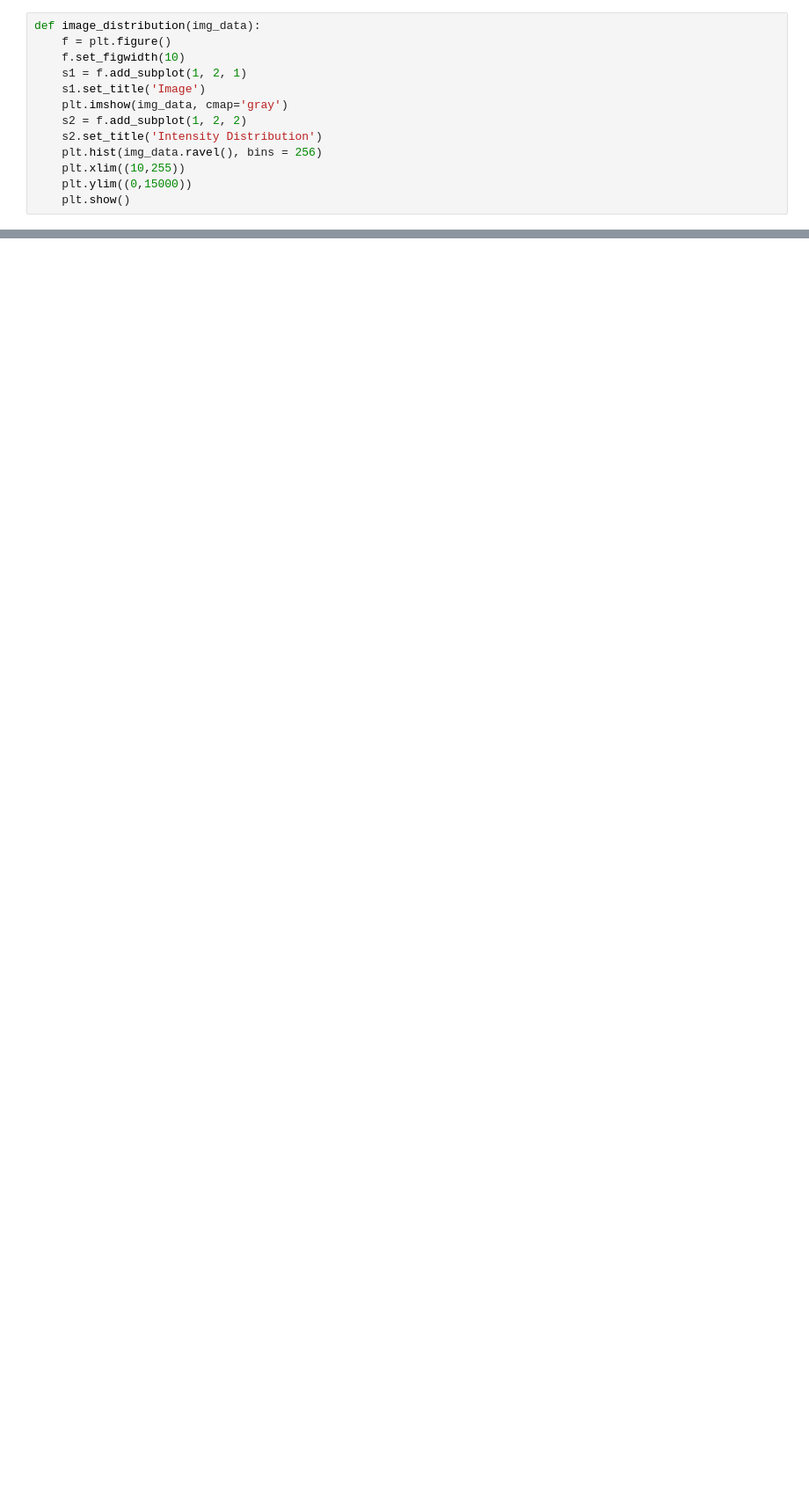
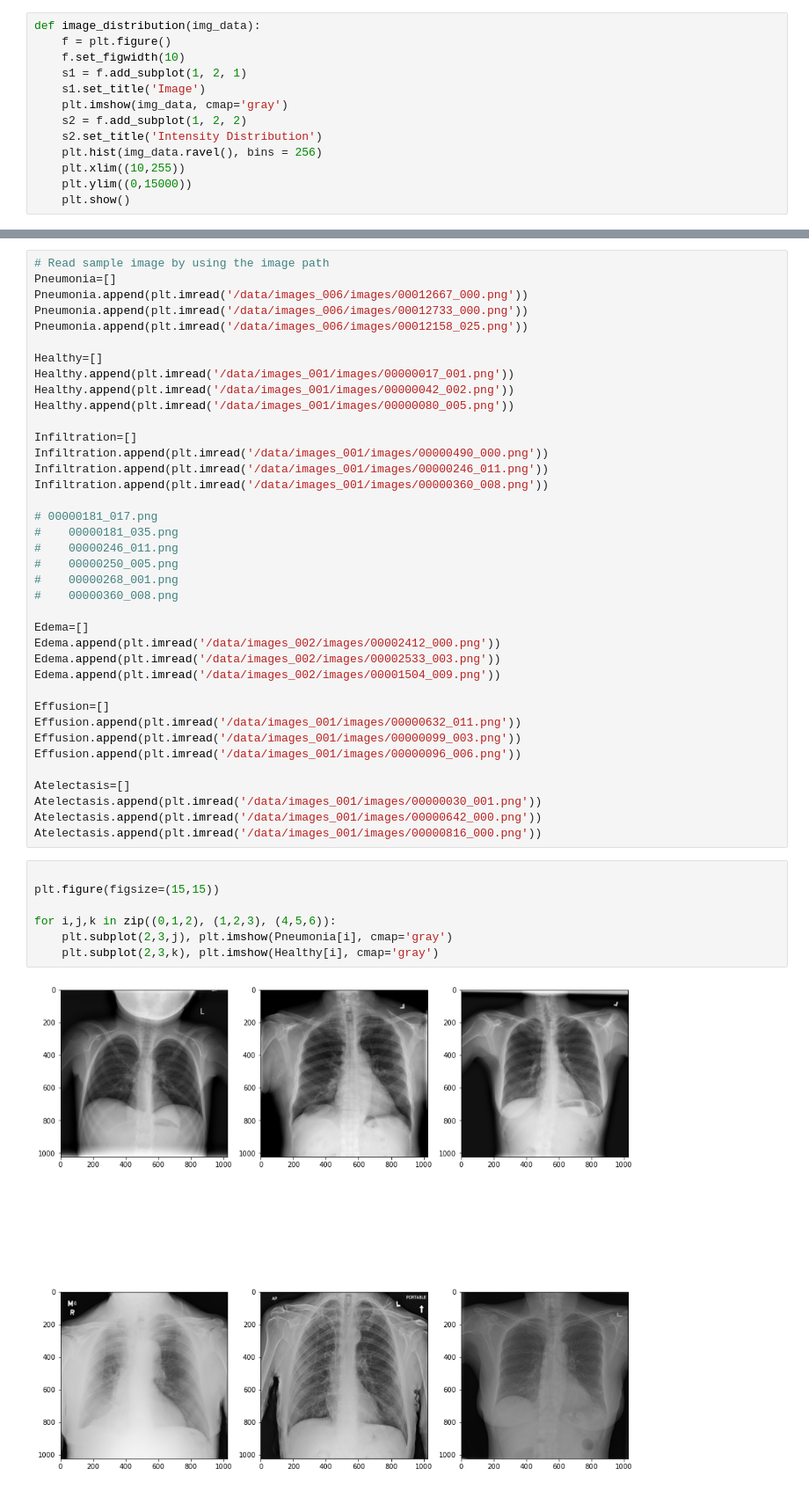
Before and after one commit to ellizzabbetth/ai-pneumonia-identification, a Jupyter notebook: EDA.ipynb, the cells around one changed output, grey strips where cells are left out. Shown at 88% size. Drawn from its saved outputs; the diff is of its cells as text; blank space fills up the shorter version.

```diff
--- a/EDA.ipynb
+++ b/EDA.ipynb
@@ -630,0 +607,47 @@ for i, label in enumerate(all_labels):
+# %%
+# Read sample image by using the image path
+Pneumonia=[]
+Pneumonia.append(plt.imread('/data/images_006/images/00012667_000.png'))
+Pneumonia.append(plt.imread('/data/images_006/images/00012733_000.png'))
+Pneumonia.append(plt.imread('/data/images_006/images/00012158_025.png'))
+
+Healthy=[]
+Healthy.append(plt.imread('/data/images_001/images/00000017_001.png'))
+Healthy.append(plt.imread('/data/images_001/images/00000042_002.png'))
+Healthy.append(plt.imread('/data/images_001/images/00000080_005.png'))
+
+Infiltration=[]
+Infiltration.append(plt.imread('/data/images_001/images/00000490_000.png'))
+Infiltration.append(plt.imread('/data/images_001/images/00000246_011.png'))
+Infiltration.append(plt.imread('/data/images_001/images/00000360_008.png'))
+
+# 00000181_017.png
+#    00000181_035.png
+#    00000246_011.png
+#    00000250_005.png
+#    00000268_001.png
+#    00000360_008.png
+
+Edema=[]
+Edema.append(plt.imread('/data/images_002/images/00002412_000.png'))
+Edema.append(plt.imread('/data/images_002/images/00002533_003.png'))
+Edema.append(plt.imread('/data/images_002/images/00001504_009.png'))
+
+Effusion=[]
+Effusion.append(plt.imread('/data/images_001/images/00000632_011.png'))
+Effusion.append(plt.imread('/data/images_001/images/00000099_003.png'))
+Effusion.append(plt.imread('/data/images_001/images/00000096_006.png'))
+
+Atelectasis=[]
+Atelectasis.append(plt.imread('/data/images_001/images/00000030_001.png'))
+Atelectasis.append(plt.imread('/data/images_001/images/00000642_000.png'))
+Atelectasis.append(plt.imread('/data/images_001/images/00000816_000.png'))
+# %%
+
+plt.figure(figsize=(15,15))
+
+for i,j,k in zip((0,1,2), (1,2,3), (4,5,6)):
+    plt.subplot(2,3,j), plt.imshow(Pneumonia[i], cmap='gray')
+    plt.subplot(2,3,k), plt.imshow(Healthy[i], cmap='gray')
+# %% [output]
+[figure, added]
```
Also changed, not shown: parts of 65 cells of this notebook, 3 other files.
